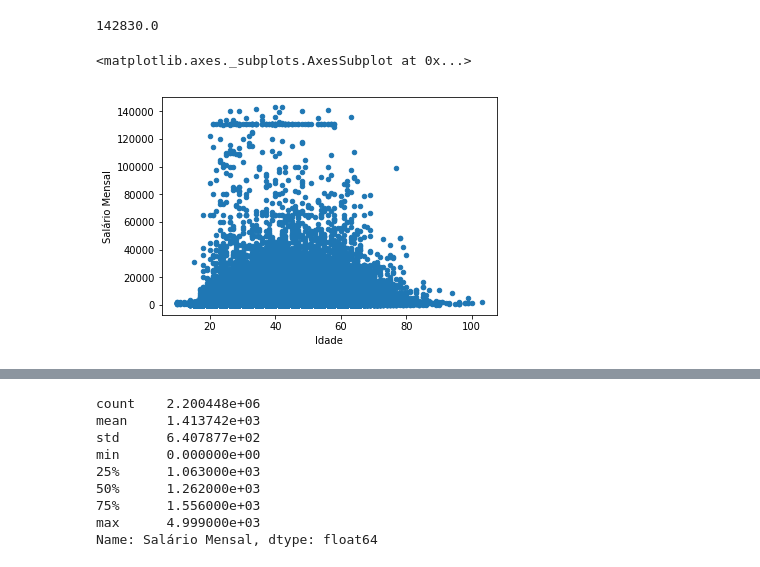
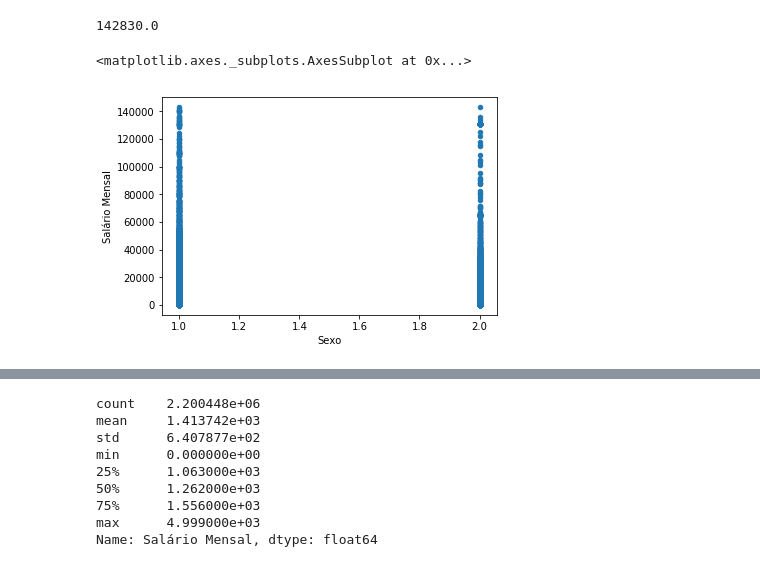
Before and after one commit to thiagodegan/Desafio01, a Jupyter notebook: Desafio.ipynb, the cells around one changed output, grey strips where cells are left out. Cells and saved outputs as stored; diff of their text form; code cells hidden in the pictures.

```diff
--- a/Desafio.ipynb
+++ b/Desafio.ipynb
@@ -136,7 +152,7 @@ salario = data['Salário Mensal']
 # %%
 #salario.hist(bins=150, range=(0,150000))
 #data.plot.scatter(x='Salário Mensal', y='Idade')
-data.plot.scatter(x='Idade',y='Salário Mensal')
+data.plot.scatter(x='Sexo',y='Salário Mensal')
 # %% [output]
 <matplotlib.axes._subplots.AxesSubplot at 0x...>
-[figure, old version]
+[figure, new version]
```
Also changed, not shown: parts of 7 cells of this notebook.
